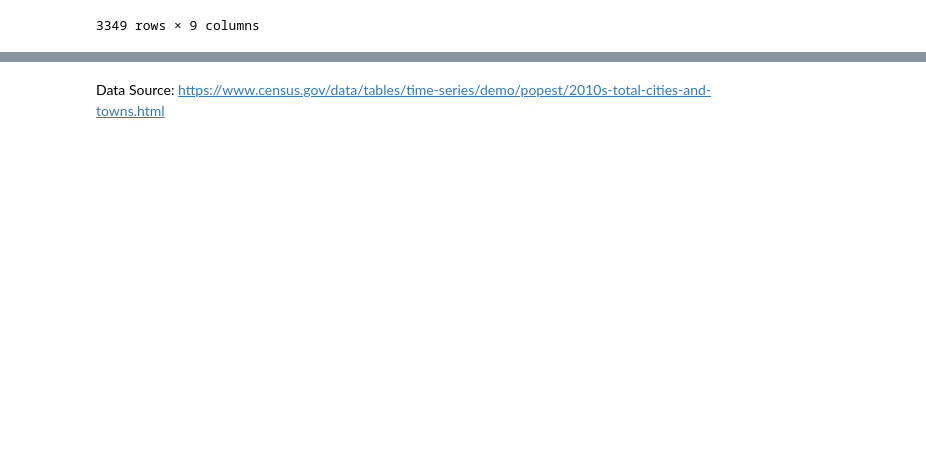
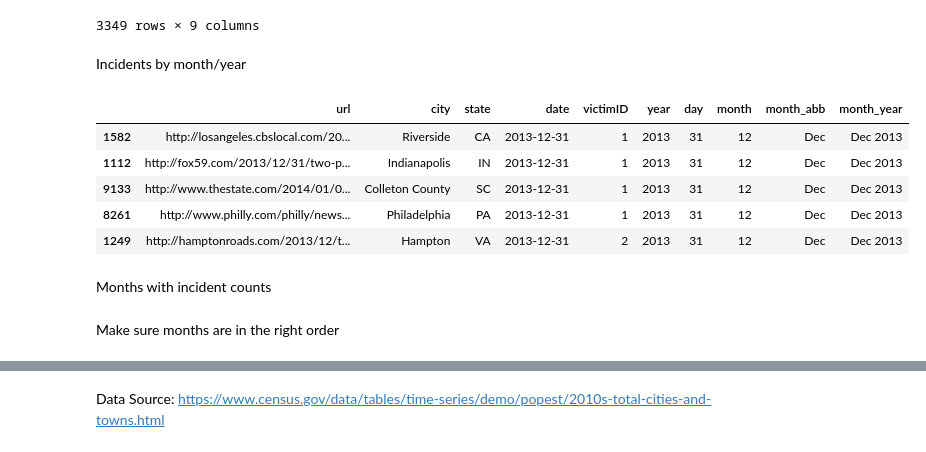
Before and after one commit to halBRY/CS529HW1, a Jupyter notebook: python/Preprocessing.ipynb, the cells around one changed output, grey strips where cells are left out. Saved outputs shown, nothing was run; the diff lists cells and outputs as text; code cells hidden in the pictures; blank space fills up the shorter version.

```diff
--- a/python/Preprocessing.ipynb
+++ b/python/Preprocessing.ipynb
@@ -51,6 +53,13 @@ data['year'] = dates.apply(lambda x: x.year)
 data['day'] = dates.apply(lambda x: x.day)
 data['month'] = dates.apply(lambda x: x.month)
 data['timestamp'] = dates.apply(lambda x: x.date().toordinal())
+
+data['placetime'] = data['date'] + "_" + data['city'] + "_" + data['state']
+
+data['month'] = data['month'].apply(lambda x: calendar.month_abbr[x])
+
+data['month_year'] = data['month'] + " " + data['year'].astype(str)
+
 data
 # %% [output]
 |  | victimID | date | name | gender | age | ageGroup | city | state | lat | lng | url | ... |
@@ -149,3 +141,31 @@ pd.DataFrame(citydata)
 | 3347 | Natrona_Wyoming | 43.029687 | -106.809216 | Natrona | Wyoming | 1 | 1 | 0 | [10104] |
 | 3348 | Yellowstone_Wyoming | 45.778025 | -108.547300 | Yellowstone | Wyoming | 1 | 0 | 1 | [8857] |
 3349 rows × 9 columns
+# %% [markdown]
+Incidents by month/year
+# %%
+deaths_by_incident = data.groupby(['url', 'city', 'state', 'date'])["victimID"].count()
+deaths_by_incident = pd.DataFrame(deaths_by_incident)
+
+deaths_by_incident = deaths_by_incident.reset_index()
+
+dates = deaths_by_incident['date'].apply(lambda x: datetime.strptime(x,'%Y-%m-%d'))
+
+deaths_by_incident['year'] = dates.apply(lambda x: x.year)
+deaths_by_incident['day'] = dates.apply(lambda x: x.day)
+deaths_by_incident['month'] = dates.apply(lambda x: x.month)
+
+
+deaths_by_incident['month_abb'] = deaths_by_incident['month'].apply(lambda x: calendar.month_abbr[x])
+deaths_by_incident['month_year'] = deaths_by_incident['month_abb'] + " " + deaths_by_incident['year'].astype(str)
+
+deaths_by_incident.sort_values(by='date', ascending=False).head(5)
+# %% [output]
+|  | url | city | state | date | victimID | year | day | month | month_abb | month_year |
+| 1582 | http://losangeles.cbslocal.com/20... | Riverside | CA | 2013-12-31 | 1 | 2013 | 31 | 12 | Dec | Dec 2013 |
+| 1112 | http://fox59.com/2013/12/31/two-p... | Indianapolis | IN | 2013-12-31 | 1 | 2013 | 31 | 12 | Dec | Dec 2013 |
+| 9133 | http://www.thestate.com/2014/01/0... | Colleton County | SC | 2013-12-31 | 1 | 2013 | 31 | 12 | Dec | Dec 2013 |
+| 8261 | http://www.philly.com/philly/news... | Philadelphia | PA | 2013-12-31 | 1 | 2013 | 31 | 12 | Dec | Dec 2013 |
+| 1249 | http://hamptonroads.com/2013/12/t... | Hampton | VA | 2013-12-31 | 2 | 2013 | 31 | 12 | Dec | Dec 2013 |
+# %% [markdown]
+Months with incident counts
@@ -151,0 +183,2 @@ pd.DataFrame(citydata)
+# %% [markdown]
+Make sure months are in the right order
```
Also changed, not shown: parts of 17 cells of this notebook, 6 other files.
